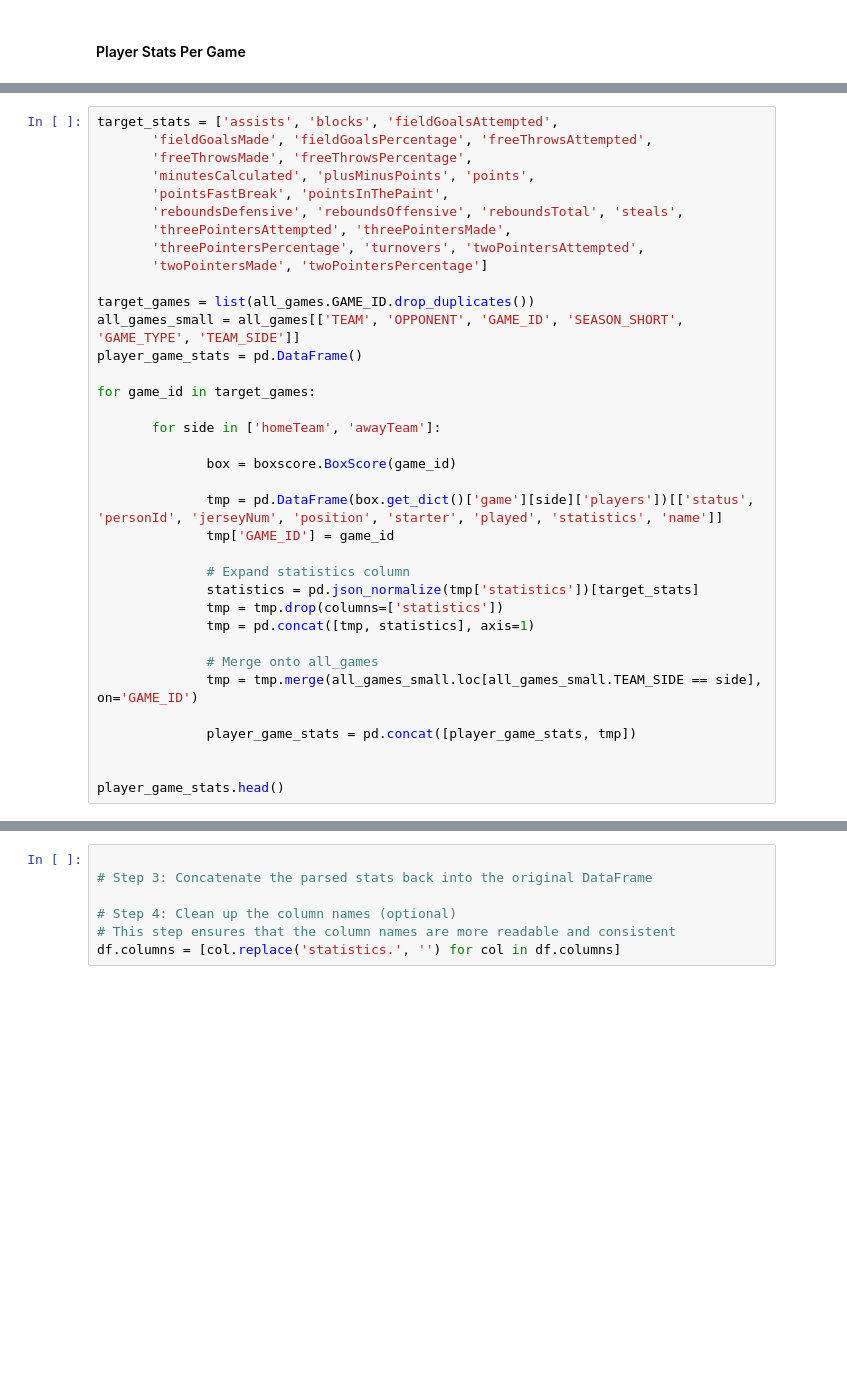
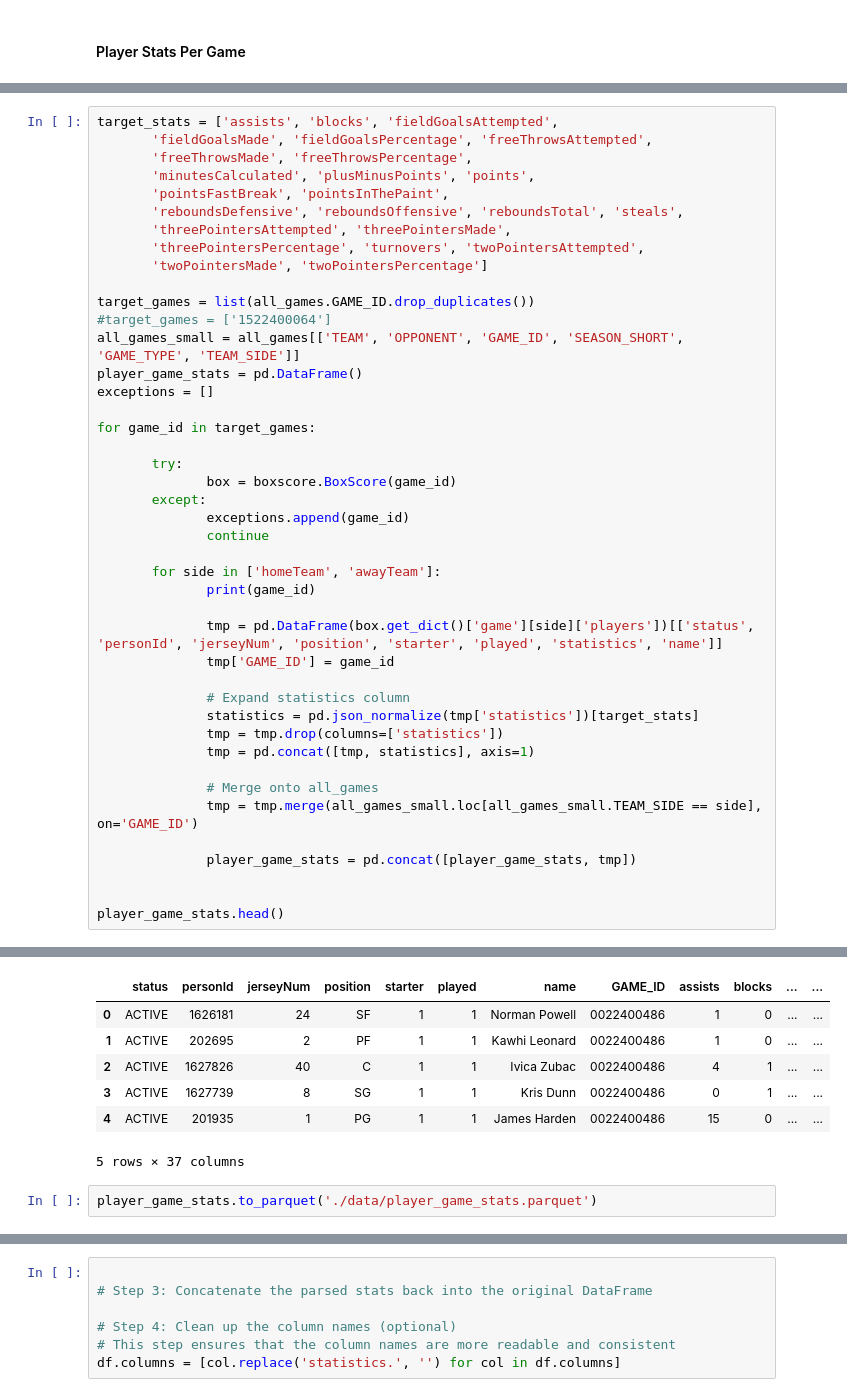
Before and after one commit to asranasinghe/nba_stats, a Jupyter notebook: save_data.ipynb, the cells around one changed output, grey strips where cells are left out. Saved outputs shown, nothing was run; the diff lists cells and outputs as text; blank space fills up the shorter version.

```diff
--- a/save_data.ipynb
+++ b/save_data.ipynb
@@ -227,14 +255,21 @@ target_stats = ['assists', 'blocks', 'fieldGoalsAttempted',
        'twoPointersMade', 'twoPointersPercentage']
 
 target_games = list(all_games.GAME_ID.drop_duplicates())
+#target_games = ['1522400064']
 all_games_small = all_games[['TEAM', 'OPPONENT', 'GAME_ID', 'SEASON_SHORT', 'GAME_TYPE', 'TEAM_SIDE']]
 player_game_stats = pd.DataFrame()
+exceptions = []
 
 for game_id in target_games:
 
+       try:
+              box = boxscore.BoxScore(game_id)
+       except:
+              exceptions.append(game_id)
+              continue
+
        for side in ['homeTeam', 'awayTeam']:
-
-              box = boxscore.BoxScore(game_id)
+              print(game_id)
 
               tmp = pd.DataFrame(box.get_dict()['game'][side]['players'])[['status', 'personId', 'jerseyNum', 'position', 'starter', 'played', 'statistics', 'name']]
               tmp['GAME_ID'] = game_id
@@ -256,2 +307,11 @@ JSONDecodeError: Expecting value: line 1 column 1 (char 0)
+|  | status | personId | jerseyNum | position | starter | played | name | GAME_ID | assists | blocks | ... | ... |
+| 0 | ACTIVE | 1626181 | 24 | SF | 1 | 1 | Norman Powell | 0022400486 | 1 | 0 | ... | ... |
+| 1 | ACTIVE | 202695 | 2 | PF | 1 | 1 | Kawhi Leonard | 0022400486 | 1 | 0 | ... | ... |
+| 2 | ACTIVE | 1627826 | 40 | C | 1 | 1 | Ivica Zubac | 0022400486 | 4 | 1 | ... | ... |
+| 3 | ACTIVE | 1627739 | 8 | SG | 1 | 1 | Kris Dunn | 0022400486 | 0 | 1 | ... | ... |
+| 4 | ACTIVE | 201935 | 1 | PG | 1 | 1 | James Harden | 0022400486 | 15 | 0 | ... | ... |
+5 rows × 37 columns
+# %%
+player_game_stats.to_parquet('./data/player_game_stats.parquet')
 # %%
 
```
Also changed, not shown: parts of 13 cells of this notebook, 1 other file.
